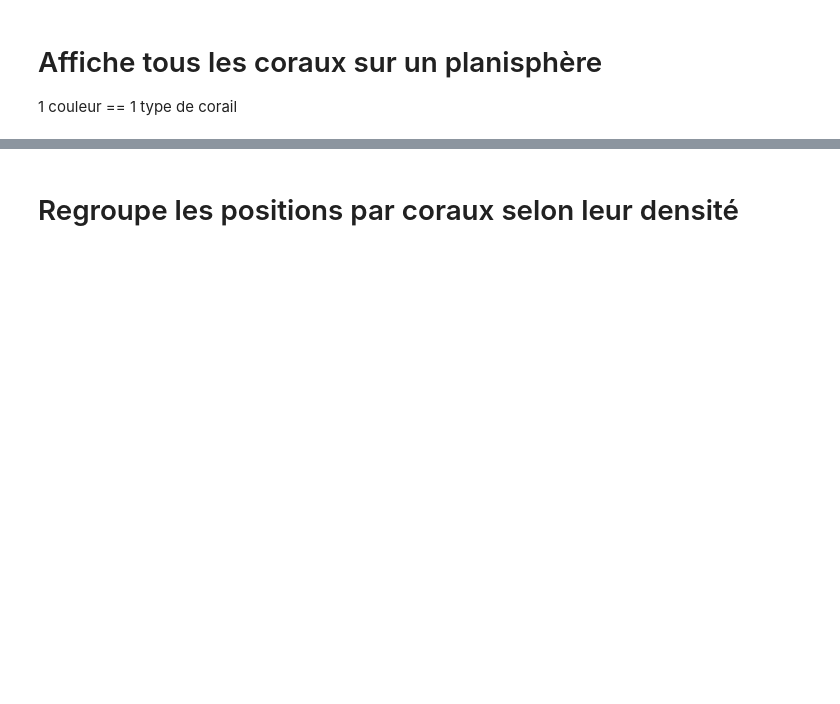
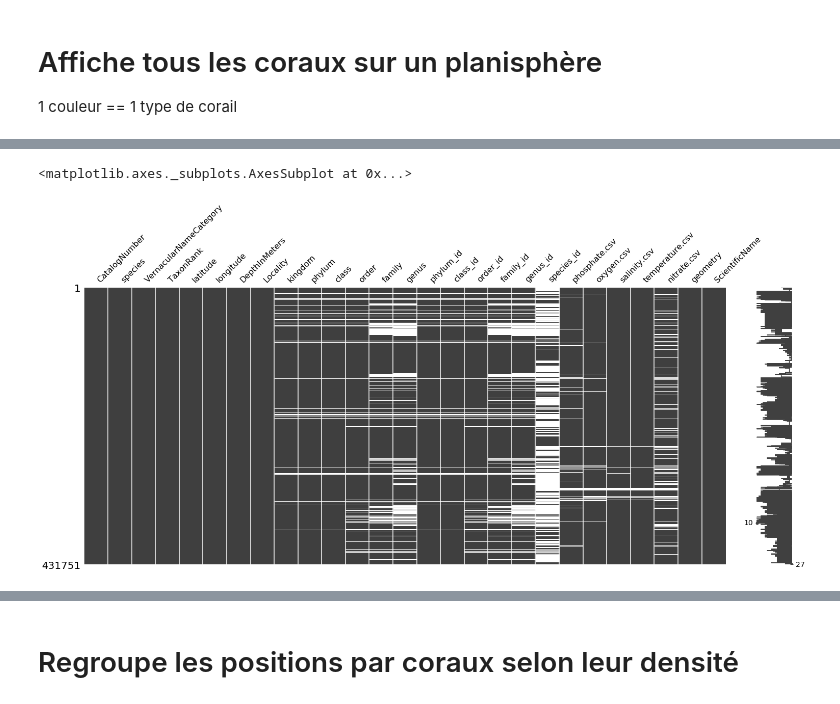
Before and after one commit to dellielo/Pharmap, a Jupyter notebook: notebook/visualisation.ipynb, the cells around one changed output, grey strips where cells are left out. Cells and saved outputs as stored; diff of their text form; code cells hidden in the pictures; blank space fills up the shorter version.

```diff
--- a/notebook/visualisation.ipynb
+++ b/notebook/visualisation.ipynb
@@ -57,0 +81,8 @@ Name: ScientificName, Length: 2870, dtype: int64
+# %%
+import missingno as msn
+# coraux.info()
+# coraux.describe()
+msn.matrix(coraux)
+# %% [output]
+<matplotlib.axes._subplots.AxesSubplot at 0x...>
+[figure, added]
```
Also changed, not shown: parts of 12 cells of this notebook.
